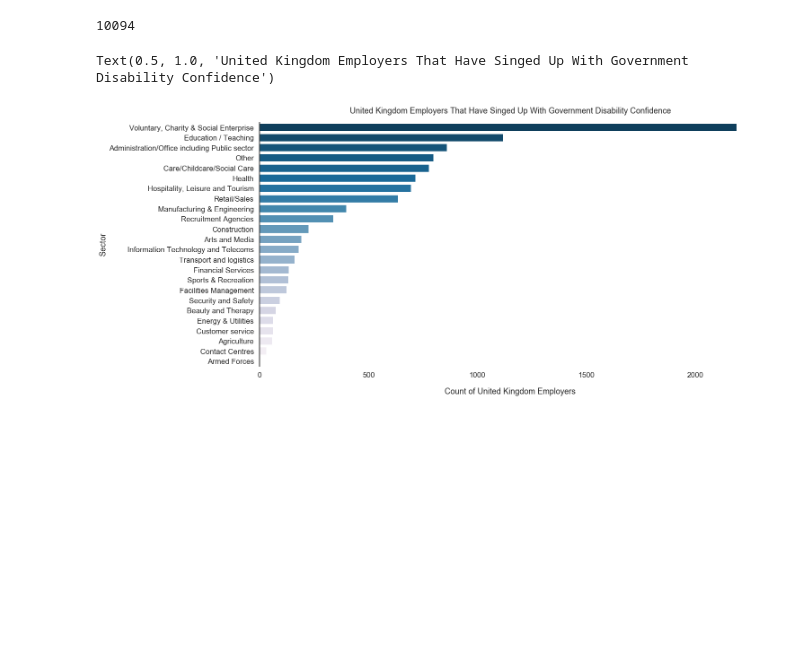
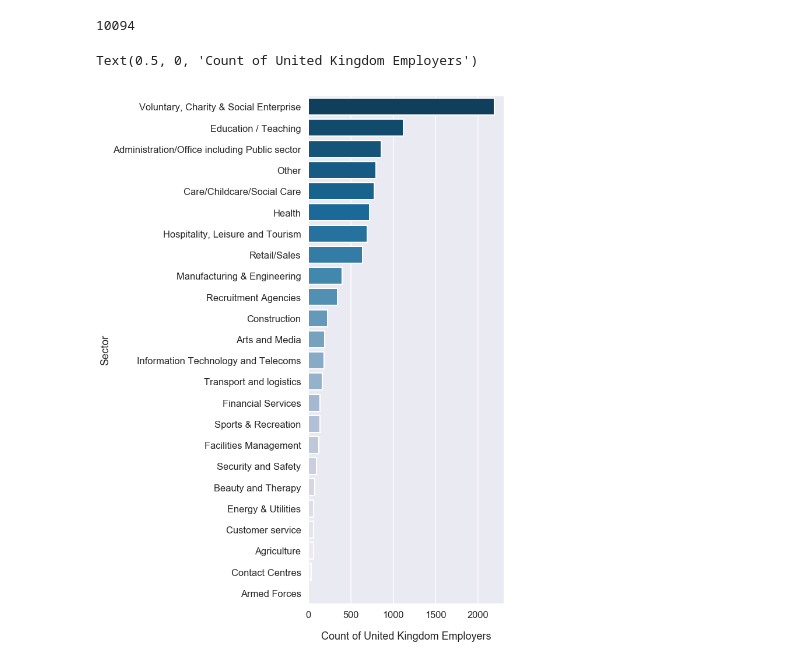
Before and after one commit to AndyBowskill/disabilityconfidentcharts, a Jupyter notebook: Disability Confident Data.ipynb, the cells around one changed output. Cells and saved outputs as stored; diff of their text form; code cells hidden in the pictures; blank space fills up the shorter version.

```diff
--- a/Disability Confident Data.ipynb
+++ b/Disability Confident Data.ipynb
@@ -63,16 +63,16 @@ data['Sector'].count()
 import matplotlib.pyplot as plt
 import seaborn as sns
 # %%
-fig, ax = plt.subplots()
+fig, ax = plt.subplots(figsize=(6,16))
 
-sns.set(style="white", context="talk")
+sns.set(style="darkgrid", context="talk")
 graph_palette = reversed(sns.color_palette("PuBu", 24))
 
 sns.countplot(y="Sector", data=data, order=data['Sector'].value_counts().index, linewidth=2, palette=graph_palette)
 
 sns.despine(bottom=True)
 ax.set_xlabel("Count of United Kingdom Employers", labelpad=20)
-plt.title("United Kingdom Employers That Have Singed Up With Government Disability Confidence", pad=20)
+#plt.title("United Kingdom Employers That Have Singed Up With Government Disability Confidence", pad=20)
 # %% [output]
-Text(0.5, 1.0, 'United Kingdom Employers That Have Singed Up With Government Disability Confidence')
+Text(0.5, 0, 'Count of United Kingdom Employers')
-[figure, old version]
+[figure, new version]
```
